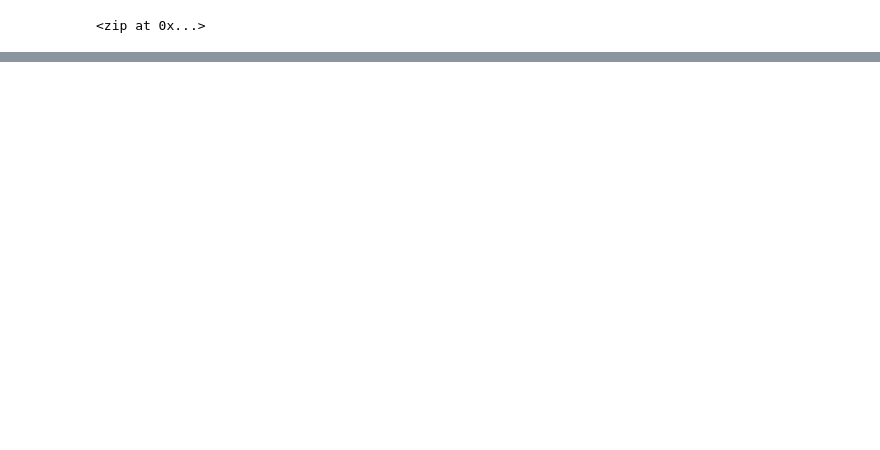
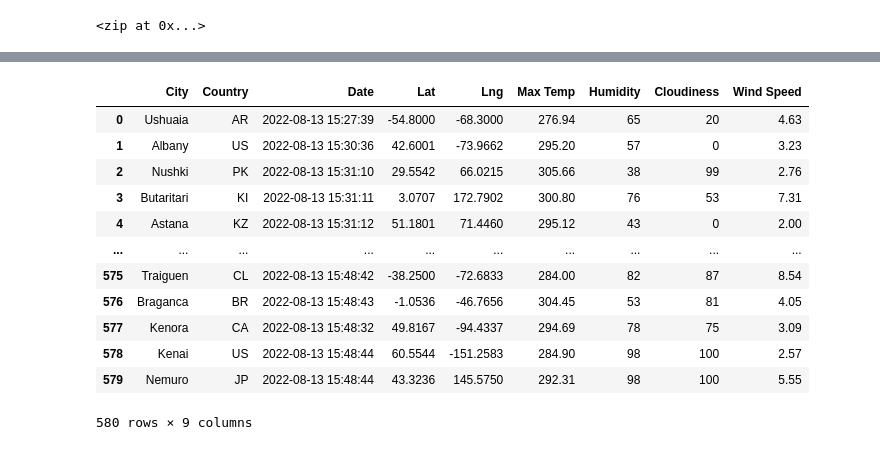
Before and after one commit to Bren42/World_Weather_Analysis, a Jupyter notebook: WeatherPy.ipynb, the cells around one changed output, grey strips where cells are left out. Drawn from its saved outputs; the diff is of its cells as text; code cells hidden in the pictures; blank space fills up the shorter version.

Commit message:
parsed JSON data from openweather and added to a dataframe that outputs to a csv

```diff
--- a/WeatherPy.ipynb
+++ b/WeatherPy.ipynb
@@ -64,0 +71,3 @@ len(cities)
+# %%
+#create a variable that will hold the url and api key
+url="https://api.openweathermap.org/data/2.5/weather?lat={lat}&lon={lon}&appid=" + weather_api_key
@@ -64,0 +186,6 @@ len(cities)
+# %%
+#convert the array of dictionaries to a pandas dataframe
+
+city_data_df = pd.DataFrame(city_data)
+
+city_data_df.head(10)
@@ -64,0 +204,21 @@ len(cities)
+# %%
+#re-arrange the columns in the dataframe by creating a variable and then implementing in a dataframe.
+
+new_column_order = ['City','Country','Date','Lat','Lng','Max Temp','Humidity','Cloudiness','Wind Speed']
+
+city_data_df = city_data_df[new_column_order]
+city_data_df
+# %% [output]
+|  | City | Country | Date | Lat | Lng | Max Temp | Humidity | Cloudiness | Wind Speed |
+| 0 | Ushuaia | AR | 2022-08-13 15:27:39 | -54.8000 | -68.3000 | 276.94 | 65 | 20 | 4.63 |
+| 1 | Albany | US | 2022-08-13 15:30:36 | 42.6001 | -73.9662 | 295.20 | 57 | 0 | 3.23 |
+| 2 | Nushki | PK | 2022-08-13 15:31:10 | 29.5542 | 66.0215 | 305.66 | 38 | 99 | 2.76 |
+| 3 | Butaritari | KI | 2022-08-13 15:31:11 | 3.0707 | 172.7902 | 300.80 | 76 | 53 | 7.31 |
+| 4 | Astana | KZ | 2022-08-13 15:31:12 | 51.1801 | 71.4460 | 295.12 | 43 | 0 | 2.00 |
+| ... | ... | ... | ... | ... | ... | ... | ... | ... | ... |
+| 575 | Traiguen | CL | 2022-08-13 15:48:42 | -38.2500 | -72.6833 | 284.00 | 82 | 87 | 8.54 |
+| 576 | Braganca | BR | 2022-08-13 15:48:43 | -1.0536 | -46.7656 | 304.45 | 53 | 81 | 4.05 |
+| 577 | Kenora | CA | 2022-08-13 15:48:32 | 49.8167 | -94.4337 | 294.69 | 78 | 75 | 3.09 |
+| 578 | Kenai | US | 2022-08-13 15:48:44 | 60.5544 | -151.2583 | 284.90 | 98 | 100 | 2.57 |
+| 579 | Nemuro | JP | 2022-08-13 15:48:44 | 43.3236 | 145.5750 | 292.31 | 98 | 100 | 5.55 |
+580 rows × 9 columns
```
Also changed, not shown: parts of 8 cells of this notebook, 2 other files.
